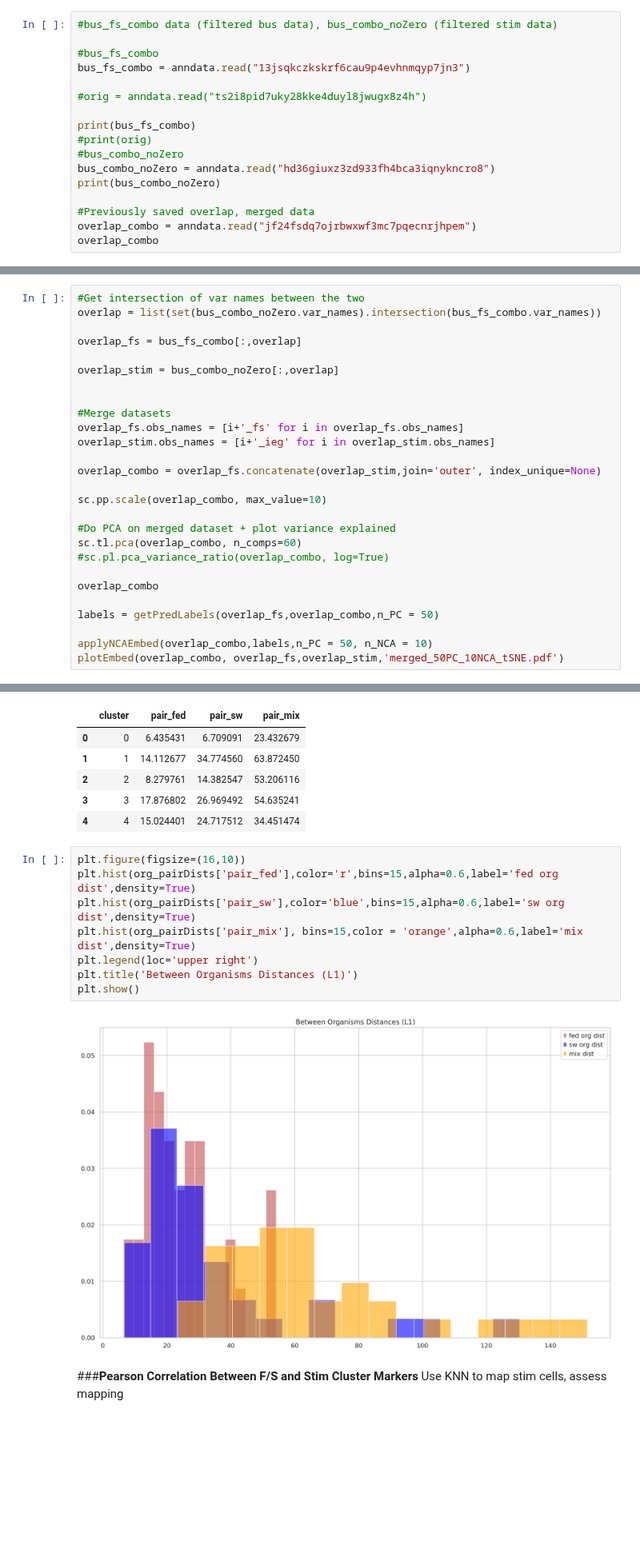
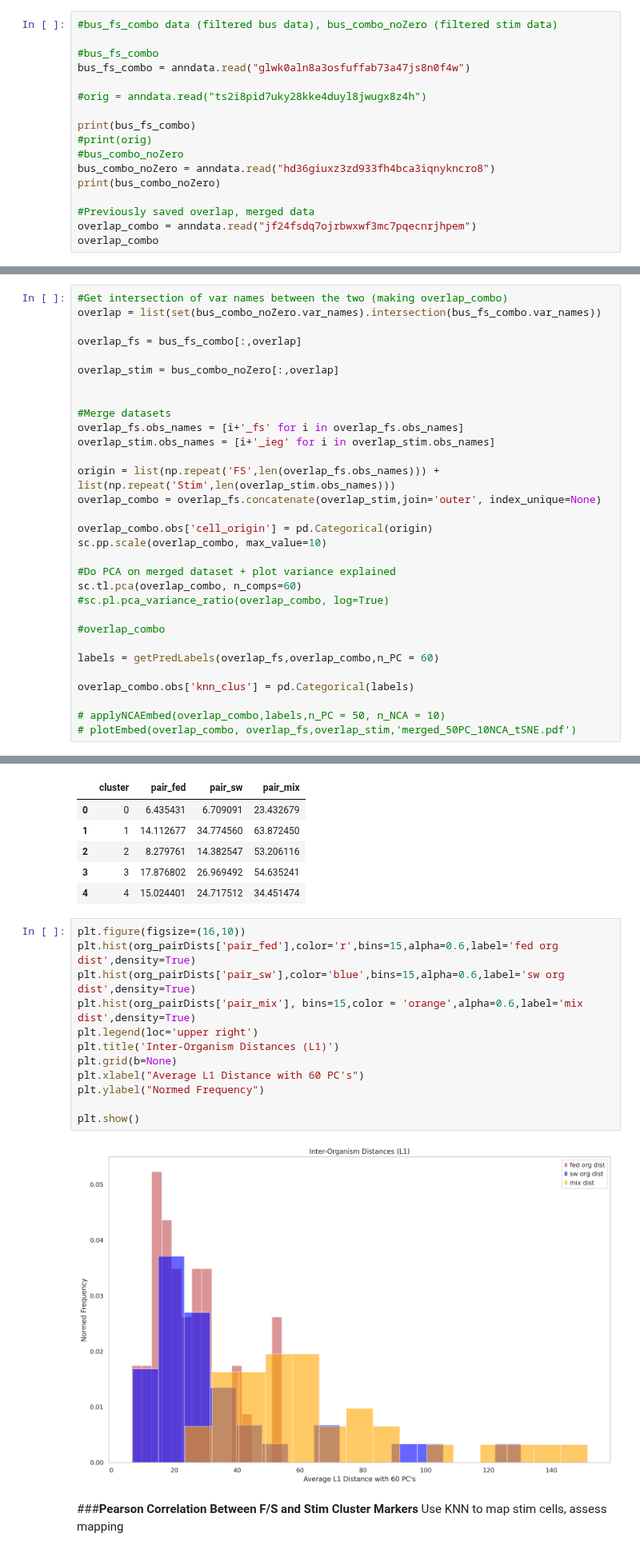
Before and after one commit to pachterlab/CWGFLHGCCHAP_2021, a Jupyter notebook: notebooks/cellAtlas_Generation_KNN_NCA.ipynb, the cells around one changed output, grey strips where cells are left out. Shown at 80% size. Cells and saved outputs as stored; diff of their text form; blank space fills up the shorter version.

Commit message:
Update L1 Plots

```diff
--- a/notebooks/cellAtlas_Generation_KNN_NCA.ipynb
+++ b/notebooks/cellAtlas_Generation_KNN_NCA.ipynb
@@ -61,7 +61,7 @@ Read in data
 #bus_fs_combo data (filtered bus data), bus_combo_noZero (filtered stim data)
 
 #bus_fs_combo
-bus_fs_combo = anndata.read("13jsqkczkskrf6cau9p4evhnmqyp7jn3")
+bus_fs_combo = anndata.read("glwk0aln8a3osfuffab73a47js8n0f4w")
 
 #orig = anndata.read("ts2i8pid7uky28kke4duyl8jwugx8z4h")
 
@@ -160,5 +171,5 @@ def plotEmbed(overlap_combo, overlap_fs,overlap_stim,save_file):
 # %%
-#Get intersection of var names between the two
+#Get intersection of var names between the two (making overlap_combo)
 overlap = list(set(bus_combo_noZero.var_names).intersection(bus_fs_combo.var_names))
 
 overlap_fs = bus_fs_combo[:,overlap]
@@ -170,19 +181,23 @@ overlap_stim = bus_combo_noZero[:,overlap]
 overlap_fs.obs_names = [i+'_fs' for i in overlap_fs.obs_names]
 overlap_stim.obs_names = [i+'_ieg' for i in overlap_stim.obs_names]
 
+origin = list(np.repeat('FS',len(overlap_fs.obs_names))) + list(np.repeat('Stim',len(overlap_stim.obs_names)))
 overlap_combo = overlap_fs.concatenate(overlap_stim,join='outer', index_unique=None)
 
+overlap_combo.obs['cell_origin'] = pd.Categorical(origin)
 sc.pp.scale(overlap_combo, max_value=10)
 
 #Do PCA on merged dataset + plot variance explained
 sc.tl.pca(overlap_combo, n_comps=60)
 #sc.pl.pca_variance_ratio(overlap_combo, log=True)
 
-overlap_combo
+#overlap_combo
 
-labels = getPredLabels(overlap_fs,overlap_combo,n_PC = 50)
+labels = getPredLabels(overlap_fs,overlap_combo,n_PC = 60)
 
-applyNCAEmbed(overlap_combo,labels,n_PC = 50, n_NCA = 10)
-plotEmbed(overlap_combo, overlap_fs,overlap_stim,'merged_50PC_10NCA_tSNE.pdf')
+overlap_combo.obs['knn_clus'] = pd.Categorical(labels)
+
+# applyNCAEmbed(overlap_combo,labels,n_PC = 50, n_NCA = 10)
+# plotEmbed(overlap_combo, overlap_fs,overlap_stim,'merged_50PC_10NCA_tSNE.pdf')
 # %% [output]
 32727  labels created
@@ -569,13 +783,17 @@ org_pairDists.head()
 # %%
 plt.figure(figsize=(16,10))
 plt.hist(org_pairDists['pair_fed'],color='r',bins=15,alpha=0.6,label='fed org dist',density=True)
 plt.hist(org_pairDists['pair_sw'],color='blue',bins=15,alpha=0.6,label='sw org dist',density=True)
 plt.hist(org_pairDists['pair_mix'], bins=15,color = 'orange',alpha=0.6,label='mix dist',density=True)
 plt.legend(loc='upper right')
-plt.title('Between Organisms Distances (L1)')
+plt.title('Inter-Organism Distances (L1)')
+plt.grid(b=None)
+plt.xlabel("Average L1 Distance with 60 PC's")
+plt.ylabel("Normed Frequency")
+
 plt.show()
 # %% [output]
-[figure, old version]
+[figure, new version]
 # %% [markdown]
 ###**Pearson Correlation Between F/S and Stim Cluster Markers**
 Use KNN to map stim cells, assess mapping
```
Also changed, not shown: parts of 35 cells of this notebook.
